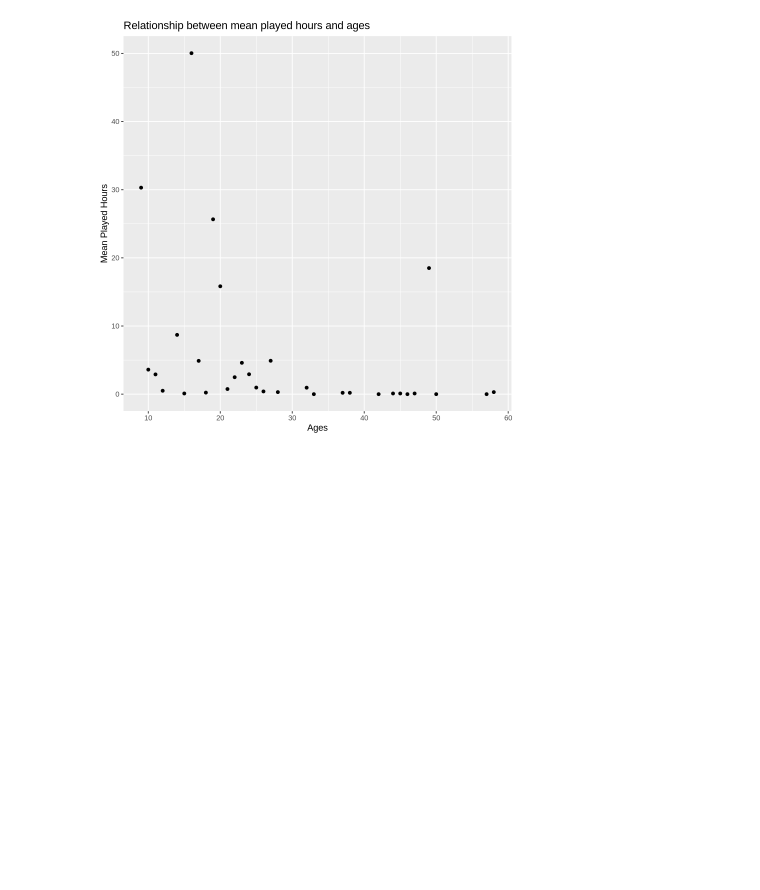
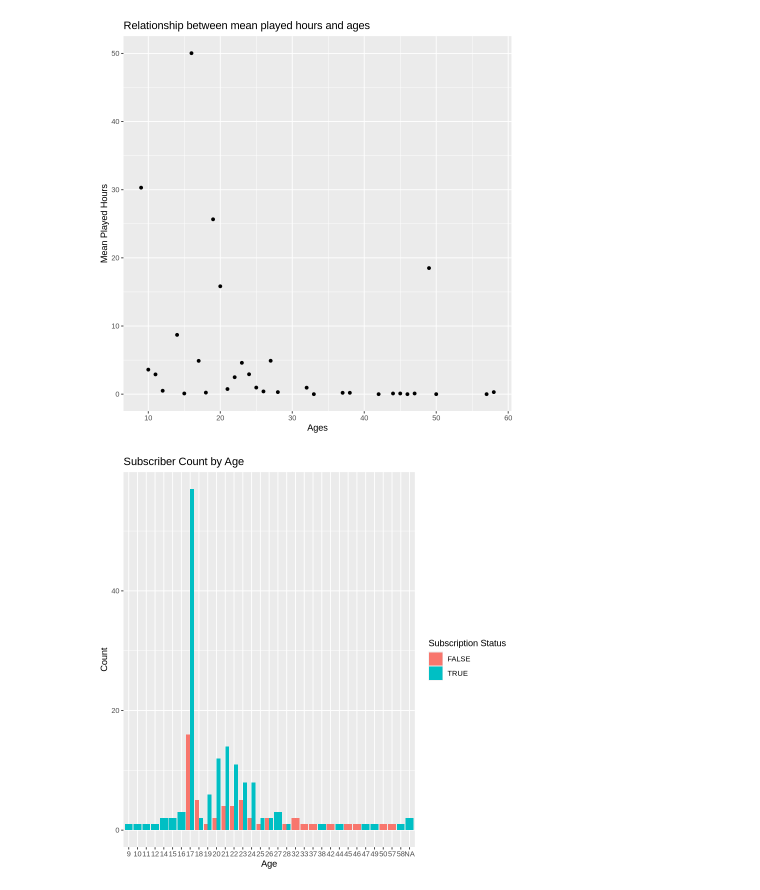
Before and after one commit to cocoZ-222/individual_planning_stage_session004_group14, a Jupyter notebook: individual_planning_stage_session004_group14.ipynb, the cells around one changed output. Drawn from its saved outputs; the diff is of its cells as text; code cells hidden in the pictures; blank space fills up the shorter version.

Commit message:
Add plot of subscriber count and age

```diff
--- a/individual_planning_stage_session004_group14.ipynb
+++ b/individual_planning_stage_session004_group14.ipynb
@@ -164,3 +164,15 @@ Warning message:
 (`geom_point()`).”
 [figure]
 [figure]
+# %%
+subscribe_plot <- ggplot(data = players, aes(x = factor(Age), fill = subscribe)) +
+  geom_bar(position = "dodge") +
+  labs(
+    title = "Subscriber Count by Age",
+    x = "Age",
+    y = "Count",
+    fill = "Subscription Status"
+  )
+subscribe_plot
+# %% [output]
+[figure, added]
```
